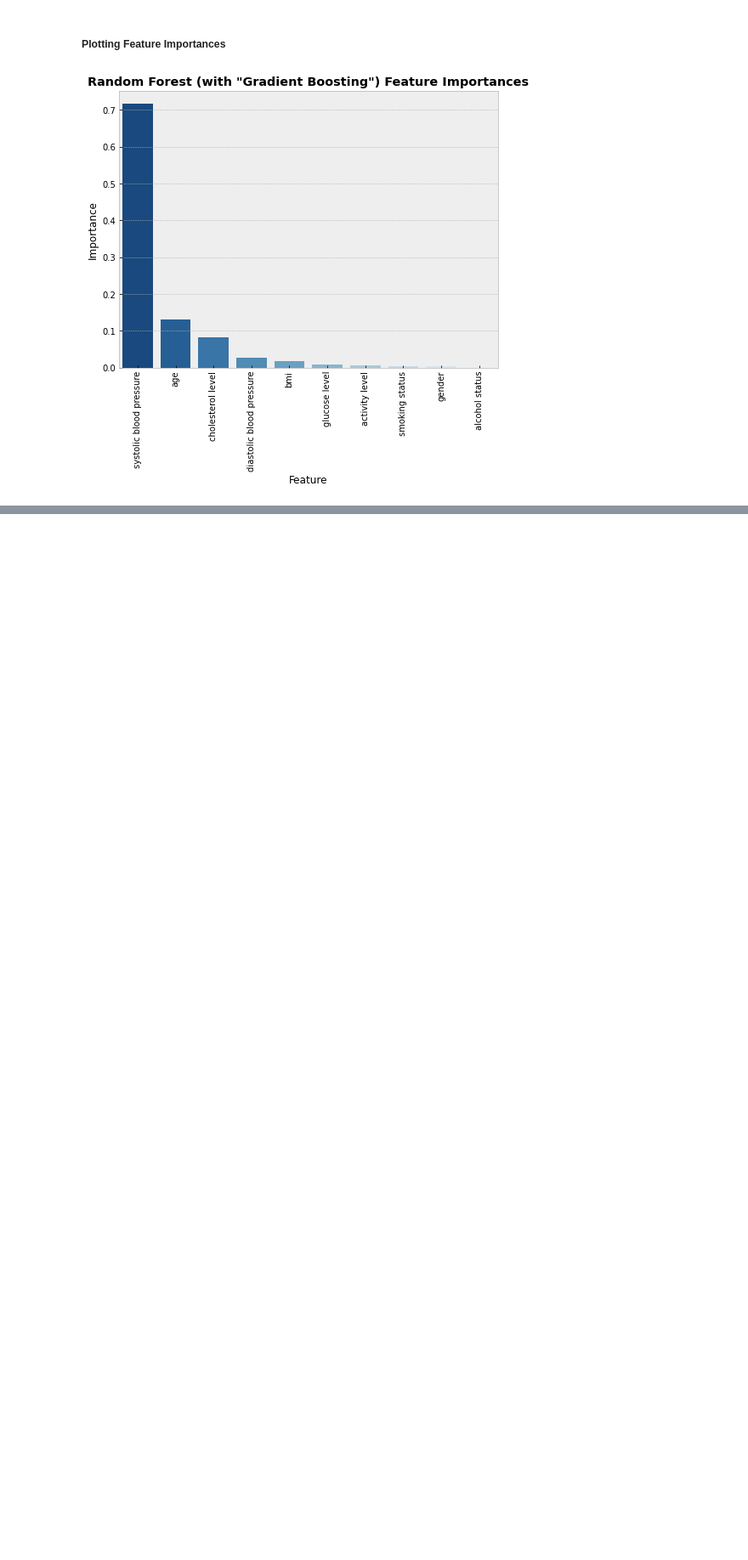
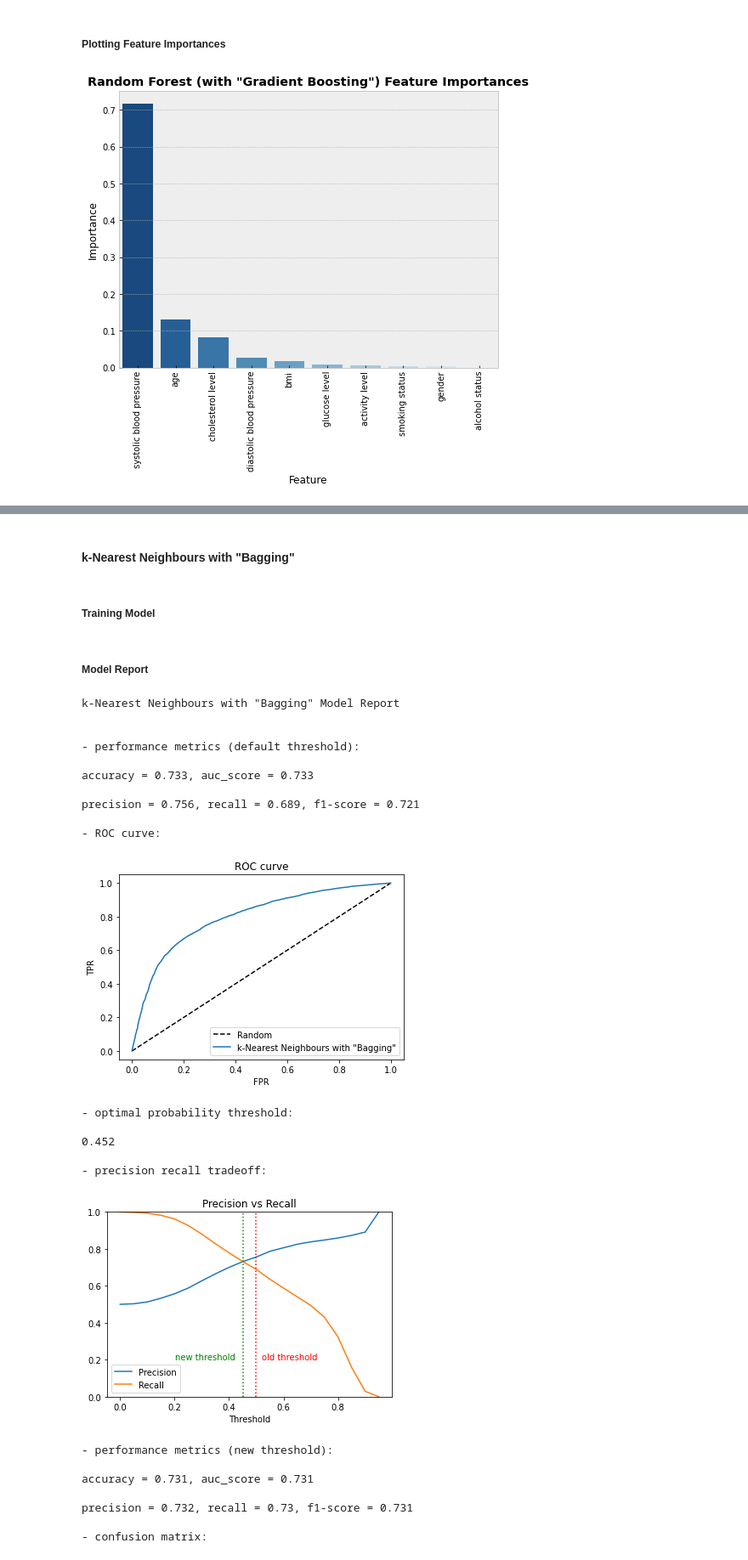
Before and after one commit to jackbustertann/cardiovascular_disease_detection, a Jupyter notebook: index.ipynb, the cells around one changed output, grey strips where cells are left out. Shown at 85% size. Cells and saved outputs as stored; diff of their text form; code cells hidden in the pictures; blank space fills up the shorter version.

```diff
--- a/index.ipynb
+++ b/index.ipynb
@@ -930,0 +937,39 @@ plt.xticks(rotation = 90);
+# %% [markdown]
+#### k-Nearest Neighbours with "Bagging"
+# %% [markdown]
+##### Training Model
+# %%
+knn_bagged = BaggingClassifier(base_estimator = tuned_knn)
+knn_bagged_model = knn_bagged.fit(X_train_scaled, y_train)
+
+y_test_hat = knn_bagged_model.predict(X_test_scaled)
+y_test_proba = knn_bagged_model.predict_proba(X_test_scaled)[:,1]
+# %% [markdown]
+##### Model Report
+# %%
+model_report(y_test, y_test_hat, y_test_proba, 'k-Nearest Neighbours with "Bagging"')
+# %% [output]
+k-Nearest Neighbours with "Bagging" Model Report
+
+
+- performance metrics (default threshold):
+
+accuracy = 0.733, auc_score = 0.733
+
+precision = 0.756, recall = 0.689, f1-score = 0.721
+
+- ROC curve:
+[figure, added]
+- optimal probability threshold:
+
+0.452
+
+- precision recall tradeoff:
+[figure, added]
+- performance metrics (new threshold):
+
+accuracy = 0.731, auc_score = 0.731
+
+precision = 0.732, recall = 0.73, f1-score = 0.731
+
+- confusion matrix:
```
Also changed, not shown: parts of 41 cells of this notebook, 1 other file.
